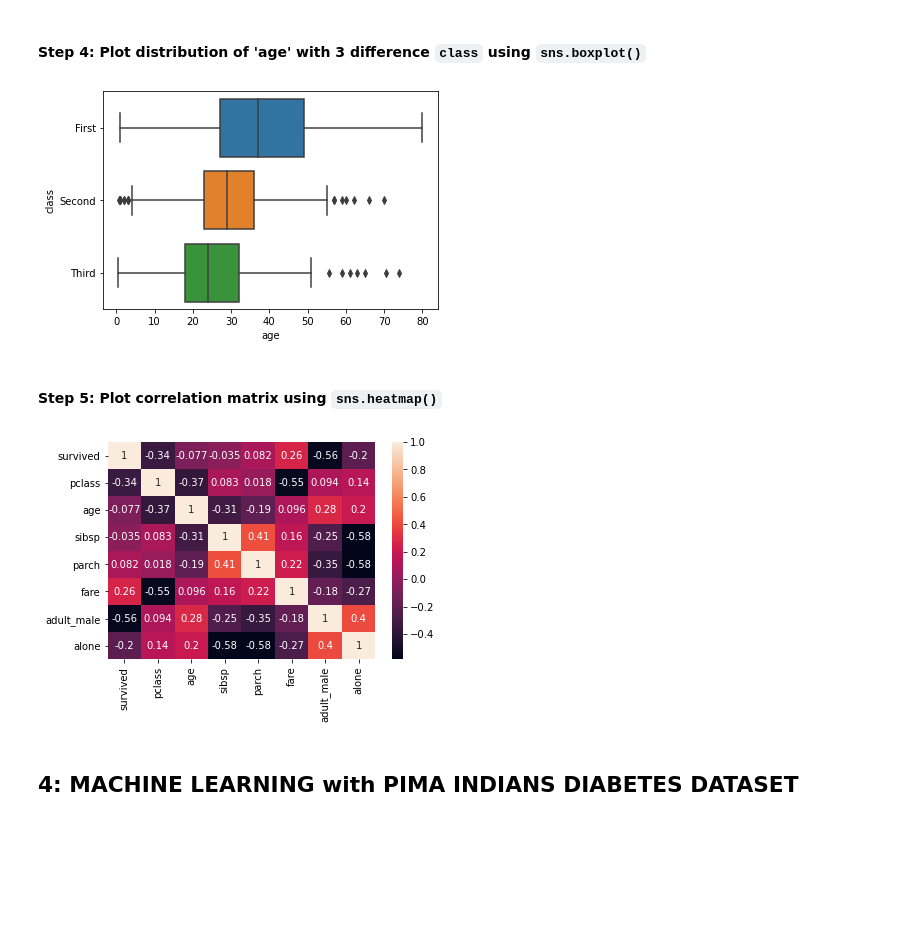
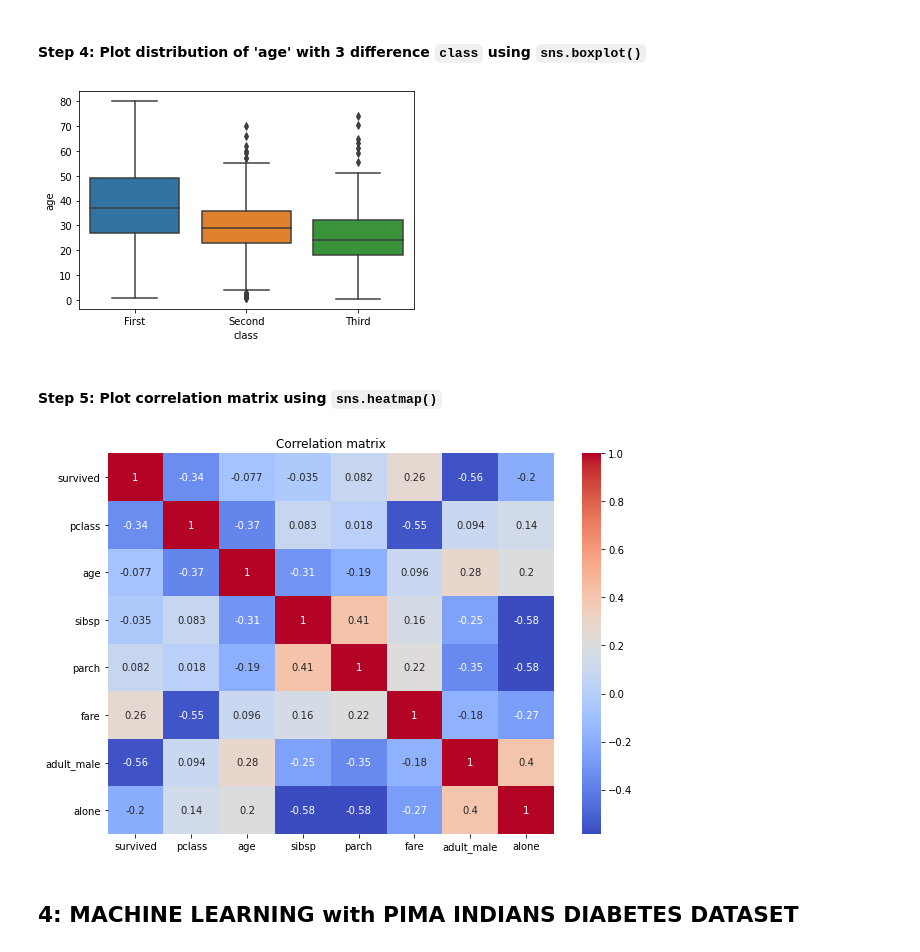
Before and after one commit to honghanhh/mci_python_33a8_l1, a Jupyter notebook: Live Slides/Live Lecture 10/maintn_Capstone Project.ipynb, the cells around one changed output. Drawn from its saved outputs; the diff is of its cells as text; code cells hidden in the pictures; blank space fills up the shorter version.

```diff
--- a/Live Slides/Live Lecture 10/maintn_Capstone Project.ipynb
+++ b/Live Slides/Live Lecture 10/maintn_Capstone Project.ipynb
@@ -191,17 +191,19 @@ plt.show()
 # %% [markdown]
 #### Step 4: Plot distribution of 'age' with 3 difference `class` using `sns.boxplot()`
 # %%
-sns.boxplot(data = titanic, x = 'age', y = 'class')
+sns.boxplot(data = titanic, x = 'class', y = 'age')
 plt.show()
 # %% [output]
-[figure, old version]
+[figure, new version]
 # %% [markdown]
 #### Step 5: Plot correlation matrix using `sns.heatmap()`
 # %%
-sns.heatmap(titanic.corr(), annot = True)
+plt.figure(figsize=(10,7))
+sns.heatmap(titanic.corr(), annot = True, cmap = 'coolwarm')
+plt.title('Correlation matrix')
 plt.show()
 # %% [output]
-[figure, old version]
+[figure, new version]
 # %% [markdown]
 ## 4: MACHINE LEARNING with PIMA INDIANS DIABETES DATASET
 # %% [markdown]
```
Also changed, not shown: parts of 21 cells of this notebook, 1 other file.
